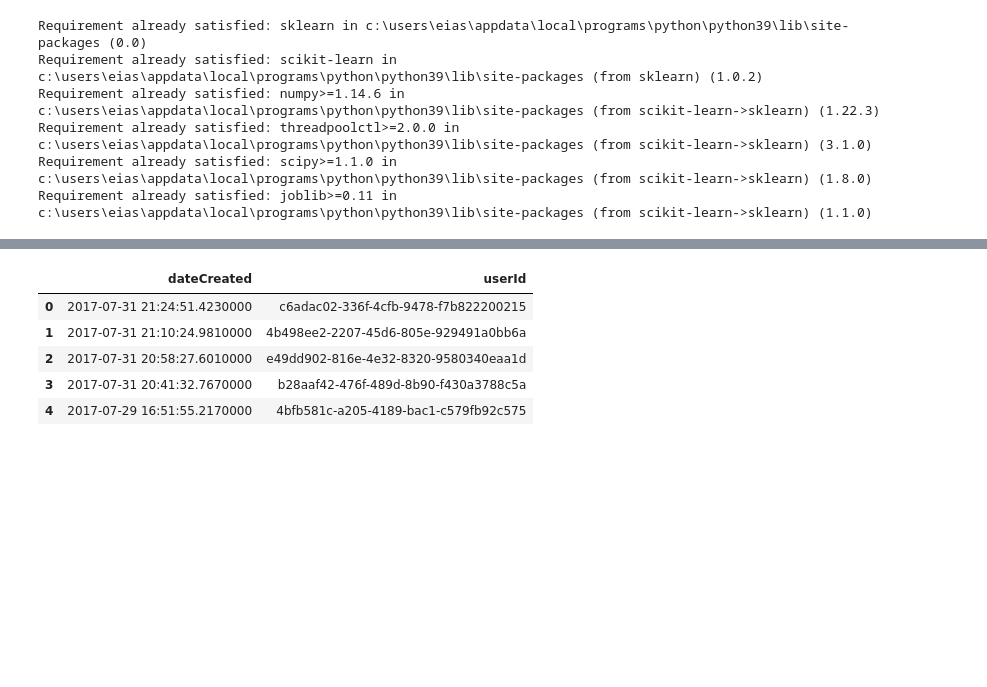
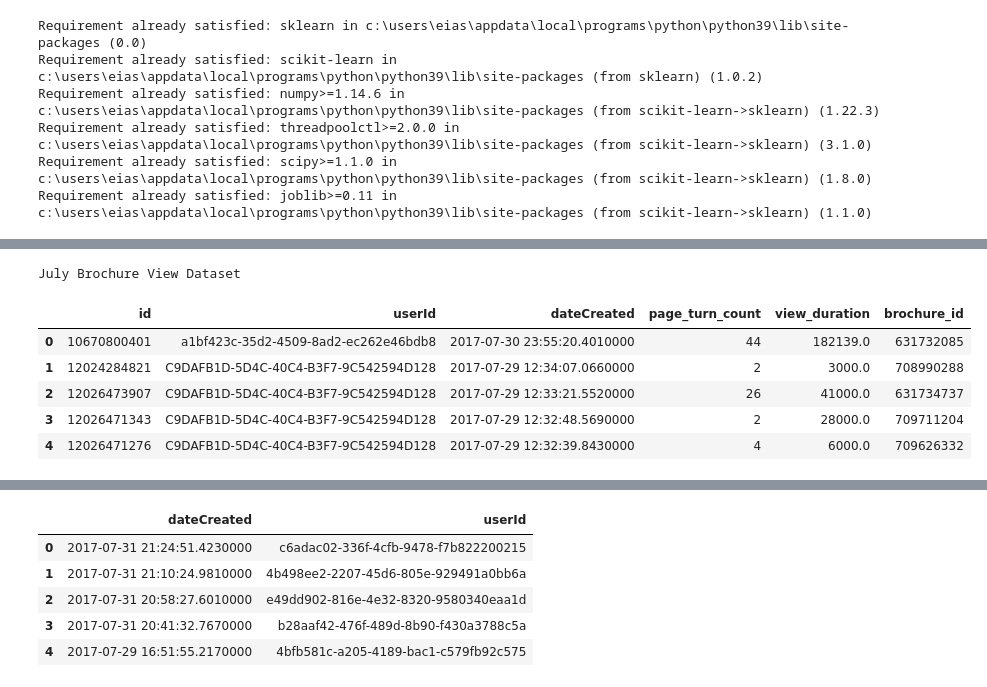
Before and after one commit to eserinanarslan/churn_probability, a Jupyter notebook: notebooks/preprocess.ipynb, the cells around one changed output, grey strips where cells are left out. Drawn from its saved outputs; the diff is of its cells as text; code cells hidden in the pictures; blank space fills up the shorter version.

```diff
--- a/notebooks/preprocess.ipynb
+++ b/notebooks/preprocess.ipynb
@@ -67,4 +77,14 @@ app_starts_df = pd.read_csv("../dataset/app starts.txt", delimiter="\t")
 # %%
 brochure_views_july_df = pd.read_csv("../dataset/brochure views july.txt", delimiter="\t")
+print("July Brochure View Dataset")
+brochure_views_july_df.head()
+# %% [output]
+July Brochure View Dataset
+|  | id | userId | dateCreated | page_turn_count | view_duration | brochure_id |
+| 0 | 10670800401 | a1bf423c-35d2-4509-8ad2-ec262e46bdb8 | 2017-07-30 23:55:20.4010000 | 44 | 182139.0 | 631732085 |
+| 1 | 12024284821 | C9DAFB1D-5D4C-40C4-B3F7-9C542594D128 | 2017-07-29 12:34:07.0660000 | 2 | 3000.0 | 708990288 |
+| 2 | 12026473907 | C9DAFB1D-5D4C-40C4-B3F7-9C542594D128 | 2017-07-29 12:33:21.5520000 | 26 | 41000.0 | 631734737 |
+| 3 | 12026471343 | C9DAFB1D-5D4C-40C4-B3F7-9C542594D128 | 2017-07-29 12:32:48.5690000 | 2 | 28000.0 | 709711204 |
+| 4 | 12026471276 | C9DAFB1D-5D4C-40C4-B3F7-9C542594D128 | 2017-07-29 12:32:39.8430000 | 4 | 6000.0 | 709626332 |
 # %%
 brochure_views_df = pd.read_csv("../dataset/brochure views.txt", delimiter="\t")
```
Also changed, not shown: parts of 3 cells of this notebook, 1 other file.
